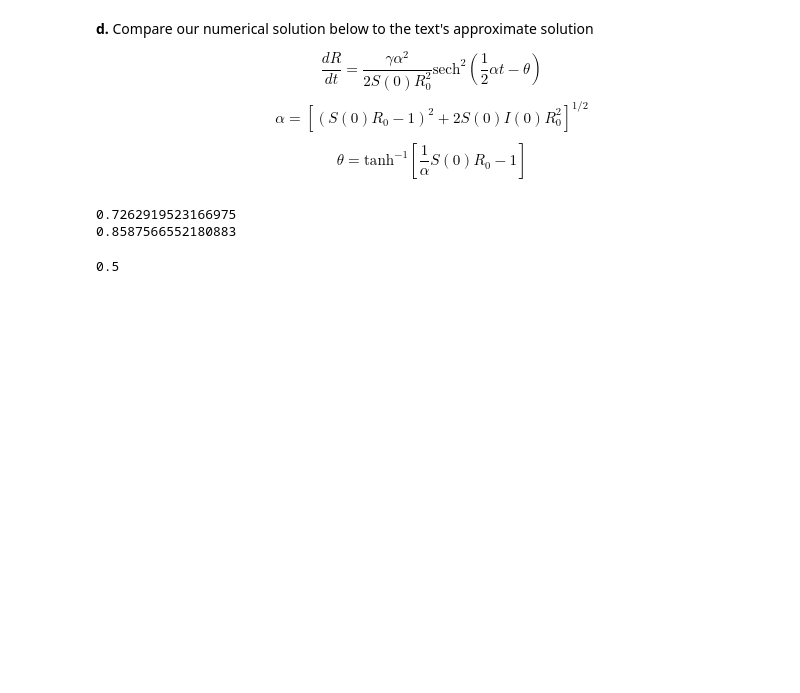
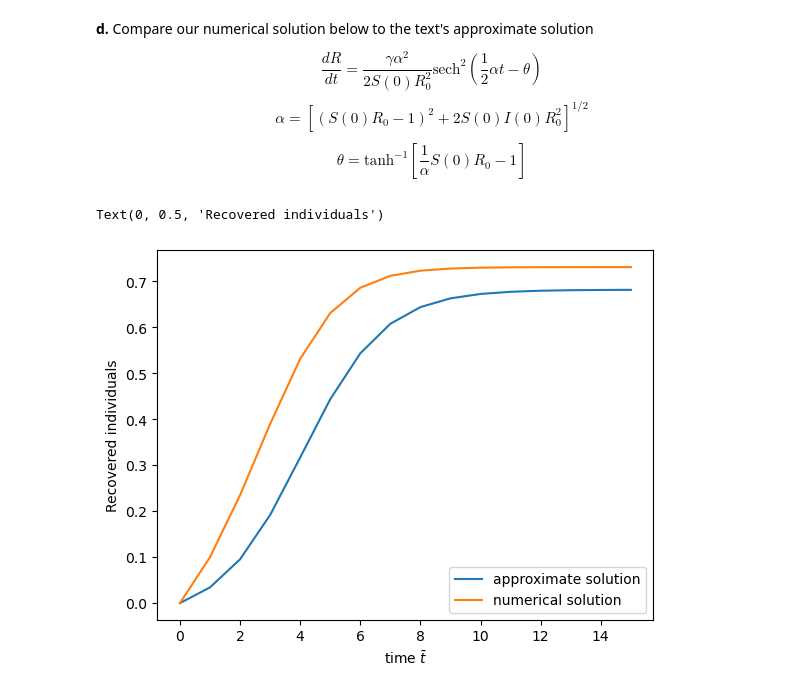
Before and after one commit to helen-5808/QBIO110, a Jupyter notebook: PS1/ps1.ipynb, the cells around one changed output. Cells and saved outputs as stored; diff of their text form; code cells hidden in the pictures; blank space fills up the shorter version.

Commit message:
Finished 2d but unsure abt solution

```diff
--- a/PS1/ps1.ipynb
+++ b/PS1/ps1.ipynb
@@ -82,7 +82,7 @@ import matplotlib.pyplot as plt
 import numpy as np
 
 # Initializing variables
-R0: int = 10 # basic reproductive ratio
+R0_var: int = 10 # basic reproductive ratio
 I_var: float = 0.00001
 S_var: float = 1.0 - I_var
 R_var: float = 0.0
@@ -108,8 +108,8 @@ for i in range(num_time_steps):
     time_array[i] = tbar
 
     # Calculate the change in each variable over the delta_time
-    delta_S: float = -R0*S_var*I_var
-    delta_I: float = R0*S_var*I_var - I_var
+    delta_S: float = -R0_var*S_var*I_var
+    delta_I: float = R0_var*S_var*I_var - I_var
     delta_R: float = I_var
 
     # Update the variables according to the change
@@ -162,7 +162,7 @@ def flatten_curve() -> None:
     ax2.legend()
 
 
-def simulate(R0: float, S_init: float, I_init: float, R_init: float, ticks: int) -> dict[str:np.ndarray]:
+def simulate(R0_var: float, S_init: float, I_init: float, R_init: float, ticks: int) -> dict[str:np.ndarray]:
 
     # Initializing variables
     S_var: float = S_init
@@ -190,8 +190,8 @@ def simulate(R0: float, S_init: float, I_init: float, R_init: float, ticks: int)
         time_array[i] = tbar
 
         # Calculate the change in each variable over the delta_time
-        delta_S: float = -R0*S_var*I_var
-        delta_I: float = R0*S_var*I_var - I_var
+        delta_S: float = -R0_var*S_var*I_var
+        delta_I: float = R0_var*S_var*I_var - I_var
         delta_R: float = I_var
 
         # Update the variables according to the change
@@ -221,51 +221,62 @@ $$ \theta = \text{tanh}^{-1}\left[\frac{1}{\alpha}S(0)R_0-1\right] $$
 # %%
 
 import numpy as np
+import matplotlib.pyplot as plt
 
+def plot_approximate(R0_var: float, S_init: float, I_init: float, R_init: float, ticks: int) -> None:
+    R0_var: int = 1.5 # basic reproductive ratio
+    # Initializing variables
+    I_init: float = 0.1
+    S_init: float = 1.0 - I_init
+    R_init: float = 0.0
+    GAMMA: float = 1.0 # TODO figure out what this is
+    ALPHA: float = ((S_init*R0_var-1)**2+2*S_init*I_init*(R0_var**2))**0.5
+    THETA: float = np.arctanh((1/ALPHA)*S_init*R0_var-1)
 
-def plot_approximate(ticks: int):
-    R0: int = 1.5 # basic reproductive ratio
-    # Initializing variables
-    I_INIT: float = 0.0001
-    S_INIT: float = 1.0 - I_INIT
-    R_INIT: float = 0.0
-    GAMMA: float = 1.0 # TODO figure out what this is
-    ALPHA: float = ((S_INIT*R0-1)**2+2*S_INIT*I_INIT*(R0**2))**0.5
-    print(ALPHA)
-    print((1/ALPHA)*S_INIT*R0-1)
-    THETA: float = np.arctanh((1/ALPHA)*S_INIT*R0-1)
-
-    R_var: float = R_INIT
+    R_var: float = R_init
     delta_time: float = 1
     total_time: float = delta_time*ticks
     t: float = 0.0
 
     # Set arrays to store the data at each time step
     num_time_steps: int = int(total_time/delta_time) + 1
     R_array: np.ndarray = np.zeros(num_time_steps)
     time_array: np.ndarray = np.zeros(num_time_steps)
 
     # Loop over each time increment
     for i in range(num_time_steps):
 
         # Add the current numbers to our storage arrays.
         R_array[i] = R_var
         time_array[i] = t
 
         # Calculate the change in each variable over the delta_time
-        delta_R = (GAMMA*(ALPHA**2))/(2*S_INIT*(R0**2))*(np.arccosh((0.5*ALPHA*t-THETA)**-1)**2)
+        delta_R = (GAMMA*(ALPHA**2))/(2*S_init*(R0_var**2))*(1-(np.tanh(0.5*ALPHA*t-THETA))**2)
 
         # Update the variables according to the change
         R_var += delta_R
 
         # Increment time
         t += delta_time
 
-plot_approximate(100)
+    plt.plot(time_array, R_array, label="approximate solution")
+
+
+def plot_numerical(R0_var: float, S_init: float, I_init: float, R_init: float, ticks: int) -> None:
+    curve_data: dict[str:np.ndarray] = simulate(R0_var, S_init, I_init, R_init, ticks)
+    plt.plot(curve_data["time_array"], curve_data["R_array"], label="numerical solution")
+
+
+R0_var: int = 1.5 # basic reproductive ratio
+I_init: float = 0.1
+S_init: float = 1.0 - I_init
+R_init: float = 0.0
+ticks = 15
+plot_approximate(R0_var, S_init, I_init, R_init, ticks)
+plot_numerical(R0_var, S_init, I_init, R_init, ticks)
+plt.legend()
+plt.xlabel("time $\\bar{t}$")
+plt.ylabel("Recovered individuals")
 # %% [output]
-0.7262919523166975
-0.8587566552180883
+Text(0, 0.5, 'Recovered individuals')
+[figure, added]
-# %%
-2**-1
-# %% [output]
-0.5
```
